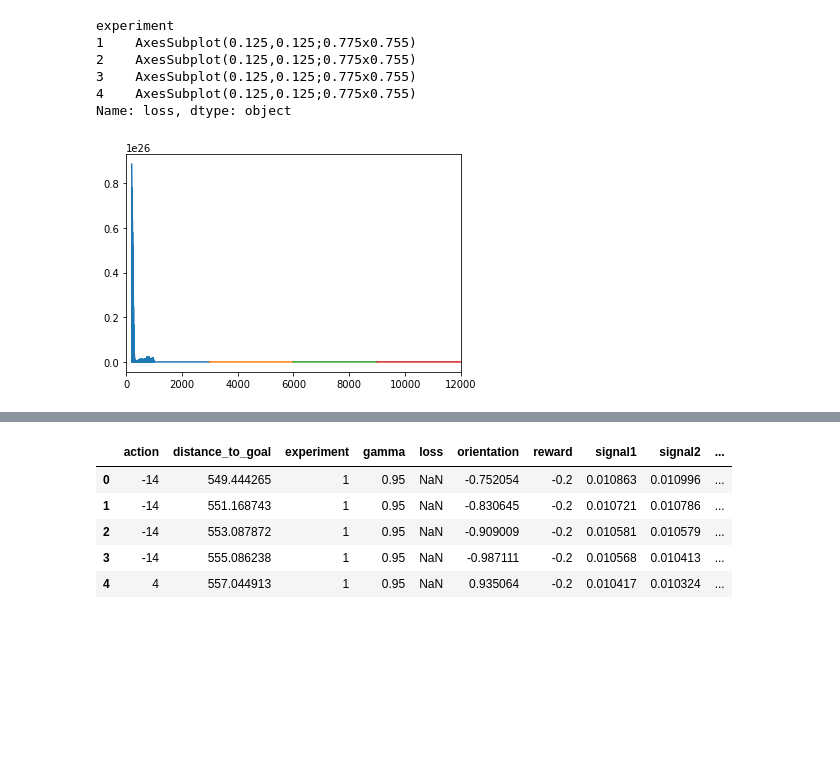
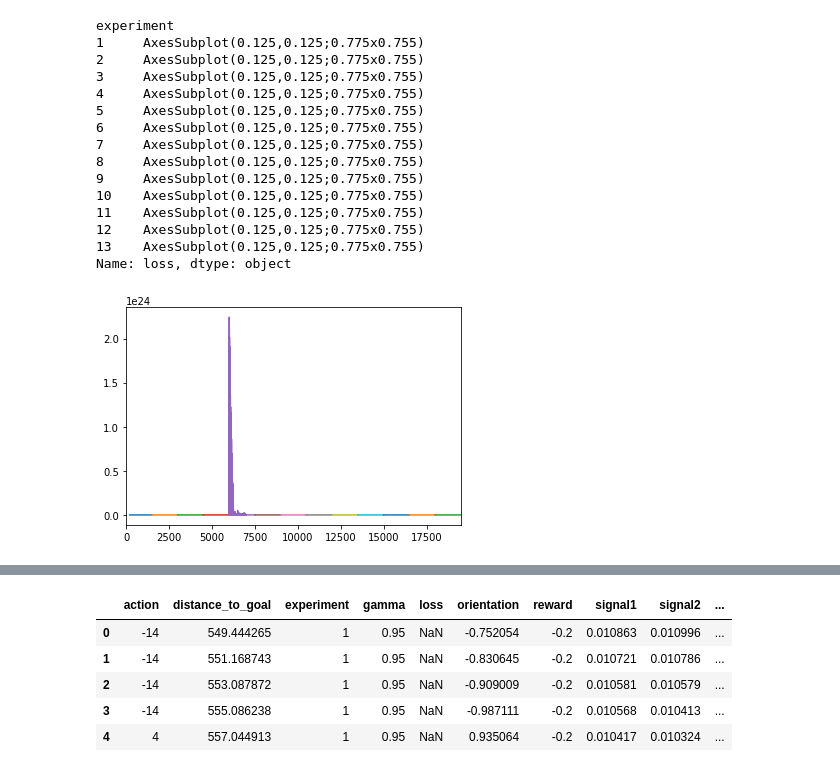
Before and after one commit to iknow1988/MAMIF, a Jupyter notebook: bat_simulation/notebooks/Untitled.ipynb, the cells around one changed output, grey strips where cells are left out. Saved outputs shown, nothing was run; the diff lists cells and outputs as text; code cells hidden in the pictures; blank space fills up the shorter version.

```diff
--- a/bat_simulation/notebooks/Untitled.ipynb
+++ b/bat_simulation/notebooks/Untitled.ipynb
@@ -18,16 +28,25 @@ Name: reward, dtype: float64
 # %%
 
 
-df[df.experiment<5].groupby('experiment')['loss'].plot()
+df.groupby('experiment')['loss'].plot()
 # df.groupby('experiment')['reward'].sum()
 # %% [output]
 experiment
-1    AxesSubplot(0.125,0.125;0.775x0.755)
-2    AxesSubplot(0.125,0.125;0.775x0.755)
-3    AxesSubplot(0.125,0.125;0.775x0.755)
-4    AxesSubplot(0.125,0.125;0.775x0.755)
+1     AxesSubplot(0.125,0.125;0.775x0.755)
+2     AxesSubplot(0.125,0.125;0.775x0.755)
+3     AxesSubplot(0.125,0.125;0.775x0.755)
+4     AxesSubplot(0.125,0.125;0.775x0.755)
+5     AxesSubplot(0.125,0.125;0.775x0.755)
+6     AxesSubplot(0.125,0.125;0.775x0.755)
+7     AxesSubplot(0.125,0.125;0.775x0.755)
+8     AxesSubplot(0.125,0.125;0.775x0.755)
+9     AxesSubplot(0.125,0.125;0.775x0.755)
+10    AxesSubplot(0.125,0.125;0.775x0.755)
+11    AxesSubplot(0.125,0.125;0.775x0.755)
+12    AxesSubplot(0.125,0.125;0.775x0.755)
+13    AxesSubplot(0.125,0.125;0.775x0.755)
 Name: loss, dtype: object
-[figure, old version]
+[figure, new version]
 # %%
 df[(df.experiment>5) & (df.experiment<15)].groupby('experiment')['loss'].plot()
 # %% [output]
```
Also changed, not shown: parts of 2 cells of this notebook, 7 other files.
